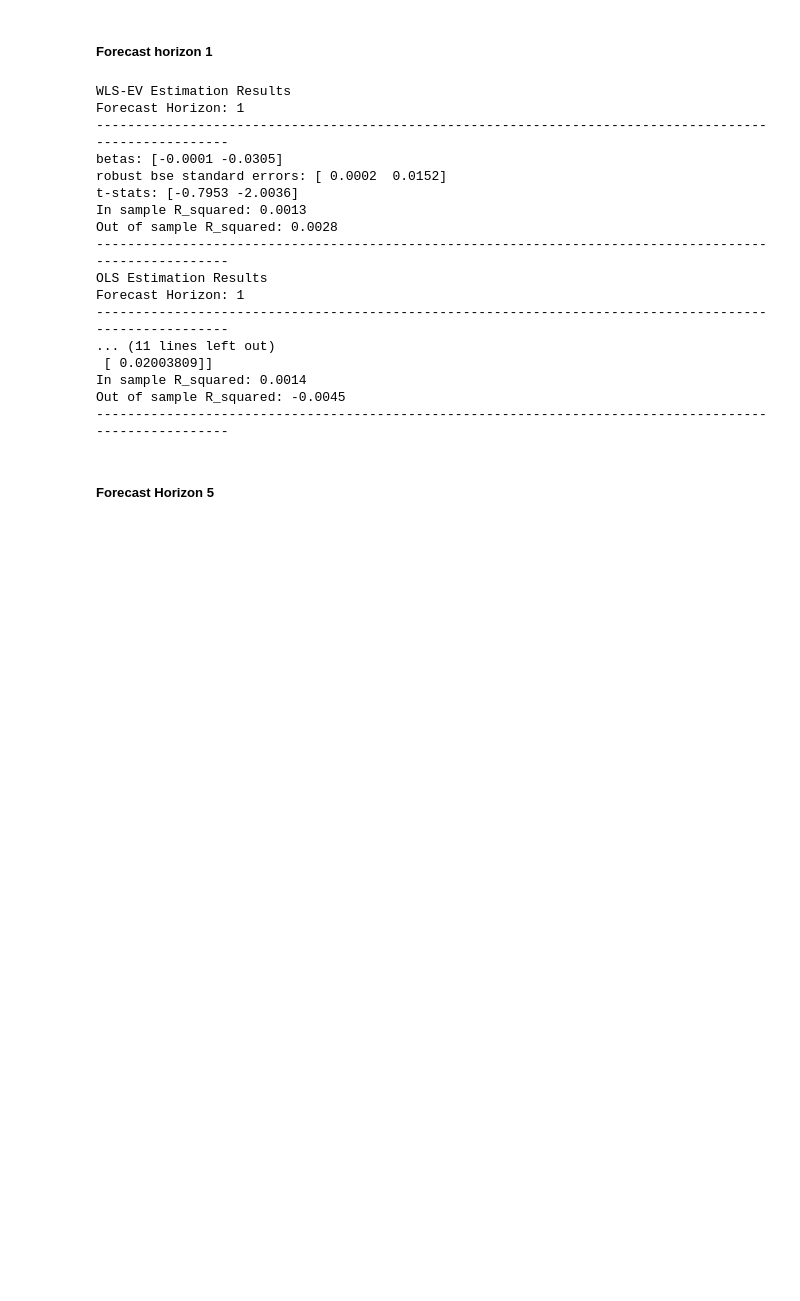
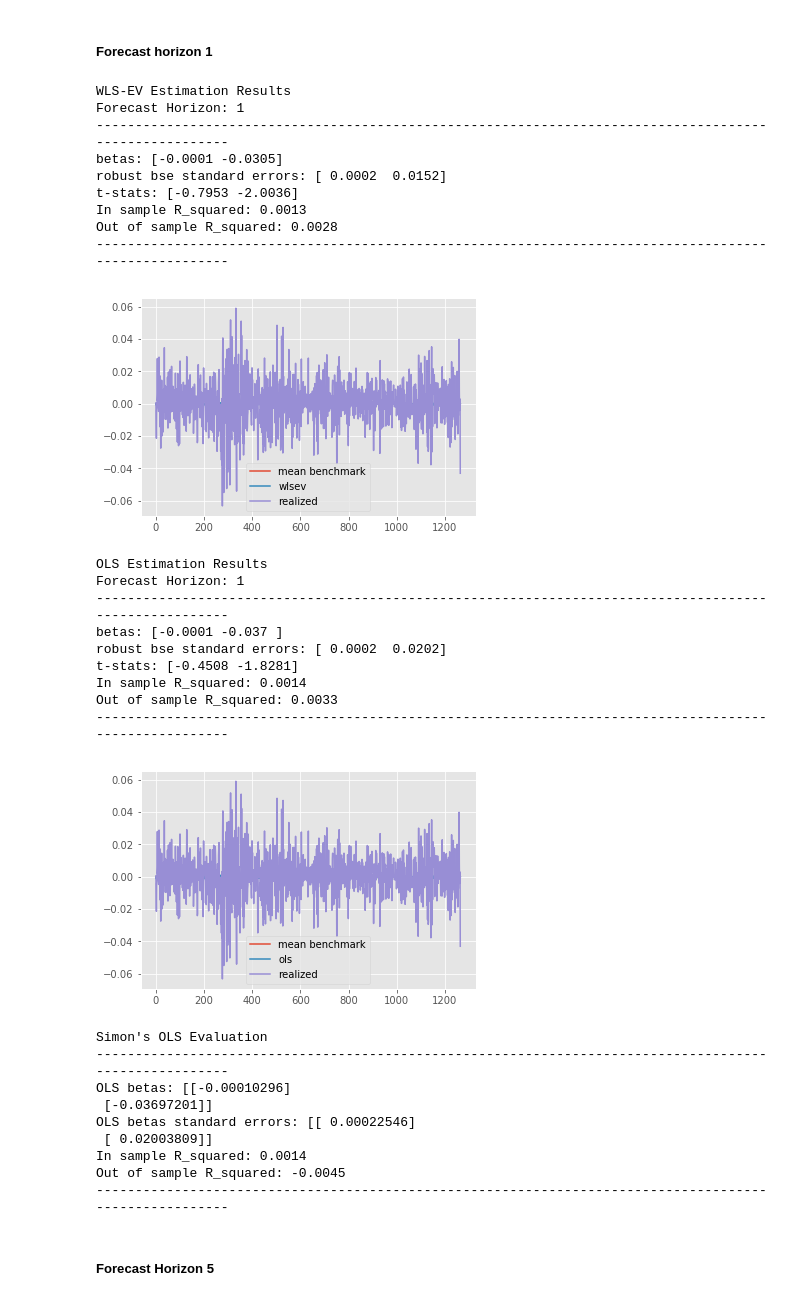
Before and after one commit to tobikuhlmann/robust-linear-forecasting, a Jupyter notebook: wlsev_analysis.ipynb, the cells around one changed output. Drawn from its saved outputs; the diff is of its cells as text; code cells hidden in the pictures; blank space fills up the shorter version.

```diff
--- a/wlsev_analysis.ipynb
+++ b/wlsev_analysis.ipynb
@@ -146,41 +146,55 @@ forecast_horizon = 1
 
 # WLS-EV
 wlsev_obj = Wlsev_model(wlsev_var_rets['logreturns'][:-1].as_matrix(), wlsev_var_rets['logreturns'][1:].as_matrix(), wlsev_var_rets['vol_daily_est'][:-1].as_matrix(), forecast_horizon)
 wlsev_obj.fit()
 # OOS evaluation to get Rsquared
 wlsev_obj.evaluate()
 wlsev_obj.print_results()
+wlsev_obj.plot_results()
 
 # OLS
 ols_obj = OLS_model(wlsev_var_rets['logreturns'][:-1].as_matrix(), wlsev_var_rets['logreturns'][1:].as_matrix(), forecast_horizon)
 ols_obj.fit()
 # OOS evaluation to get Rsquared
 ols_obj.evaluate()
 ols_obj.print_results()
+ols_obj.plot_results()
 
 # Get Simon's OLS estimation results
 if forecast_horizon == 1:
     ols_model = OLS(wlsev_var_rets['logreturns'][:-1].as_matrix(), wlsev_var_rets['logreturns'][1:].as_matrix())
     ols_model.fit()
     ols_model.printResults()
 # %% [output]
 WLS-EV Estimation Results
 Forecast Horizon: 1
 -------------------------------------------------------------------------------------------------------
 betas: [-0.0001 -0.0305]
 robust bse standard errors: [ 0.0002  0.0152]
 t-stats: [-0.7953 -2.0036]
 In sample R_squared: 0.0013
 Out of sample R_squared: 0.0028
 -------------------------------------------------------------------------------------------------------
-OLS Estimation Results
-Forecast Horizon: 1
--------------------------------------------------------------------------------------------------------
-... (11 lines left out)
- [ 0.02003809]]
-In sample R_squared: 0.0014
-Out of sample R_squared: -0.0045
--------------------------------------------------------------------------------------------------------
+[figure, added]
+OLS Estimation Results
+Forecast Horizon: 1
+-------------------------------------------------------------------------------------------------------
+betas: [-0.0001 -0.037 ]
+robust bse standard errors: [ 0.0002  0.0202]
+t-stats: [-0.4508 -1.8281]
+In sample R_squared: 0.0014
+Out of sample R_squared: 0.0033
+-------------------------------------------------------------------------------------------------------
+[figure, added]
+Simon's OLS Evaluation
+-------------------------------------------------------------------------------------------------------
+OLS betas: [[-0.00010296]
+ [-0.03697201]]
+OLS betas standard errors: [[ 0.00022546]
+ [ 0.02003809]]
+In sample R_squared: 0.0014
+Out of sample R_squared: -0.0045
+-------------------------------------------------------------------------------------------------------
 # %% [markdown]
 ##### Forecast Horizon 5
 # %%
```
Also changed, not shown: parts of 6 cells of this notebook, 3 other files.
